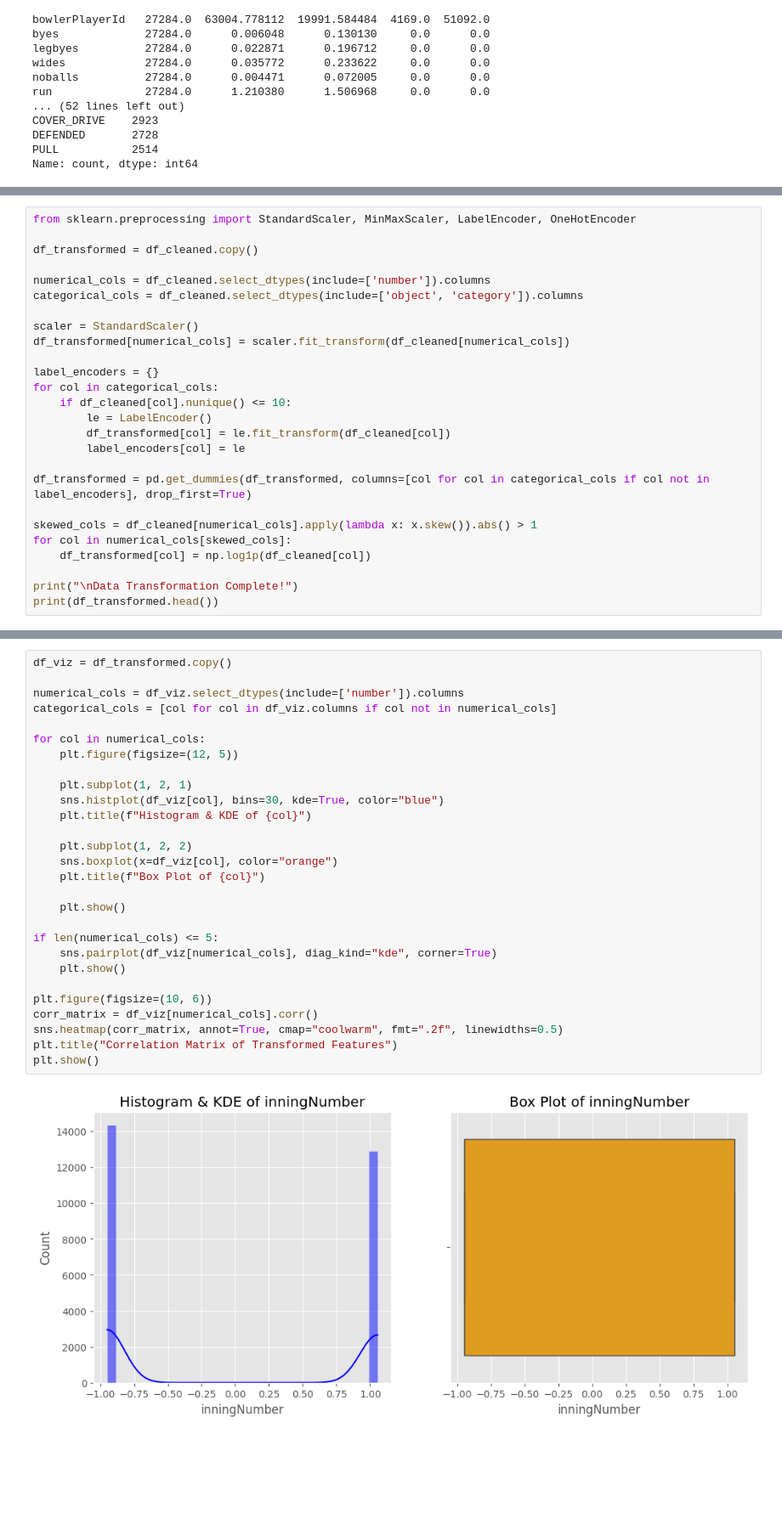
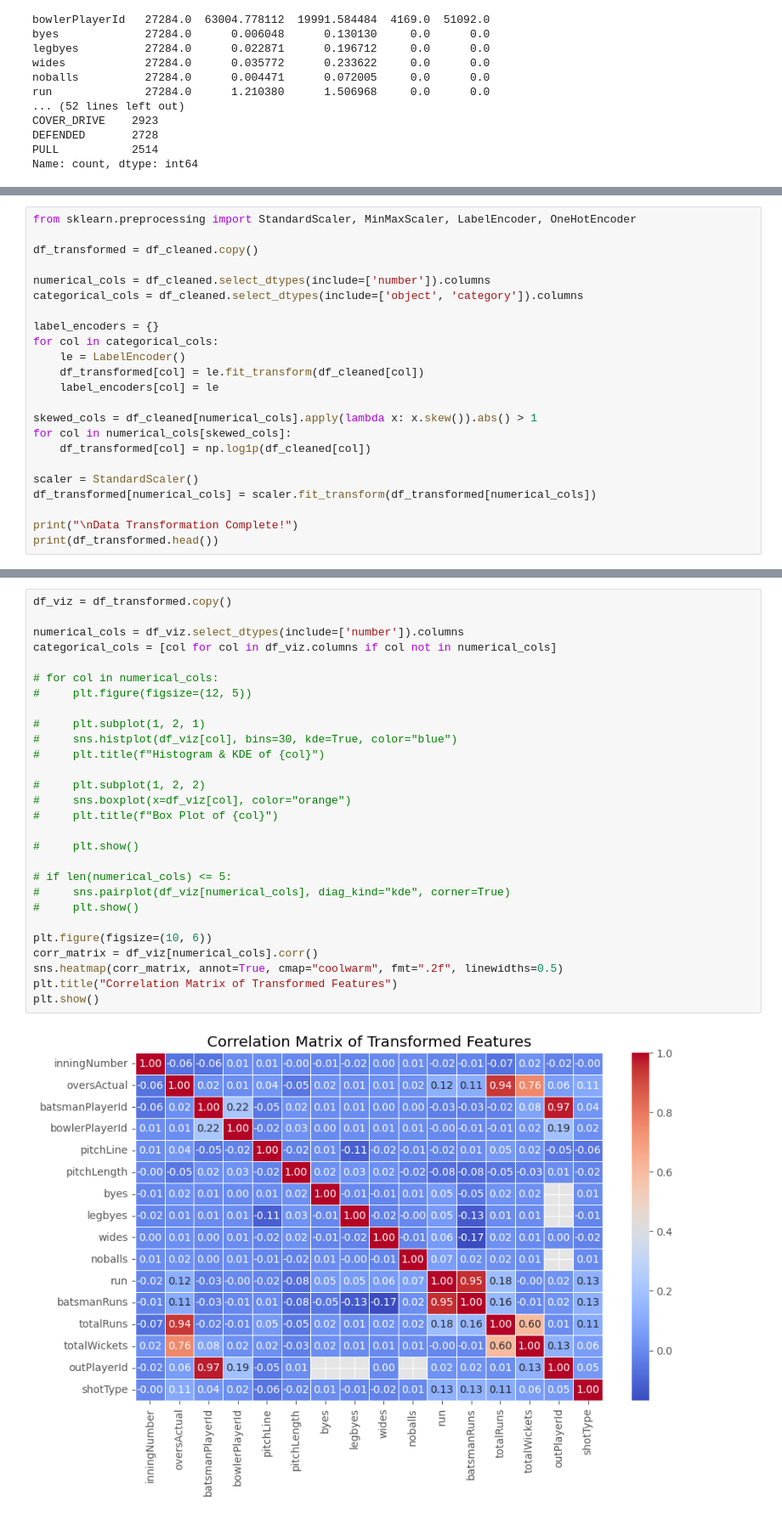
Before and after one commit to Dhanushdevireddy/Bowling-Strategy-Optimization-in-Cricket, a Jupyter notebook: EDA for 1st Dataset.ipynb, the cells around one changed output, grey strips where cells are left out. Shown at 85% size. Saved outputs shown, nothing was run; the diff lists cells and outputs as text; blank space fills up the shorter version.

```diff
--- a/EDA for 1st Dataset.ipynb
+++ b/EDA for 1st Dataset.ipynb
@@ -278,22 +278,19 @@ df_transformed = df_cleaned.copy()
 numerical_cols = df_cleaned.select_dtypes(include=['number']).columns
 categorical_cols = df_cleaned.select_dtypes(include=['object', 'category']).columns
 
-scaler = StandardScaler()
-df_transformed[numerical_cols] = scaler.fit_transform(df_cleaned[numerical_cols])
-
 label_encoders = {}
 for col in categorical_cols:
-    if df_cleaned[col].nunique() <= 10:
-        le = LabelEncoder()
-        df_transformed[col] = le.fit_transform(df_cleaned[col])
-        label_encoders[col] = le
-
-df_transformed = pd.get_dummies(df_transformed, columns=[col for col in categorical_cols if col not in label_encoders], drop_first=True)
+    le = LabelEncoder()
+    df_transformed[col] = le.fit_transform(df_cleaned[col])
+    label_encoders[col] = le
 
 skewed_cols = df_cleaned[numerical_cols].apply(lambda x: x.skew()).abs() > 1
 for col in numerical_cols[skewed_cols]:
     df_transformed[col] = np.log1p(df_cleaned[col])
 
+scaler = StandardScaler()
+df_transformed[numerical_cols] = scaler.fit_transform(df_transformed[numerical_cols])
+
 print("\nData Transformation Complete!")
 print(df_transformed.head())
 # %% [output]
@@ -317,30 +314,30 @@ Data Transformation Complete!
 # %%
 df_viz = df_transformed.copy()
 
 numerical_cols = df_viz.select_dtypes(include=['number']).columns
 categorical_cols = [col for col in df_viz.columns if col not in numerical_cols]
 
-for col in numerical_cols:
-    plt.figure(figsize=(12, 5))
+# for col in numerical_cols:
+#     plt.figure(figsize=(12, 5))
 
-    plt.subplot(1, 2, 1)
-    sns.histplot(df_viz[col], bins=30, kde=True, color="blue")
-    plt.title(f"Histogram & KDE of {col}")
+#     plt.subplot(1, 2, 1)
+#     sns.histplot(df_viz[col], bins=30, kde=True, color="blue")
+#     plt.title(f"Histogram & KDE of {col}")
 
-    plt.subplot(1, 2, 2)
-    sns.boxplot(x=df_viz[col], color="orange")
-    plt.title(f"Box Plot of {col}")
+#     plt.subplot(1, 2, 2)
+#     sns.boxplot(x=df_viz[col], color="orange")
+#     plt.title(f"Box Plot of {col}")
 
-    plt.show()
+#     plt.show()
 
-if len(numerical_cols) <= 5:
-    sns.pairplot(df_viz[numerical_cols], diag_kind="kde", corner=True)
-    plt.show()
+# if len(numerical_cols) <= 5:
+#     sns.pairplot(df_viz[numerical_cols], diag_kind="kde", corner=True)
+#     plt.show()
 
 plt.figure(figsize=(10, 6))
 corr_matrix = df_viz[numerical_cols].corr()
 sns.heatmap(corr_matrix, annot=True, cmap="coolwarm", fmt=".2f", linewidths=0.5)
 plt.title("Correlation Matrix of Transformed Features")
 plt.show()
 # %% [output]
-[figure, old version]
+[figure, new version]
```
Also changed, not shown: parts of 11 cells of this notebook, 3 other files.
